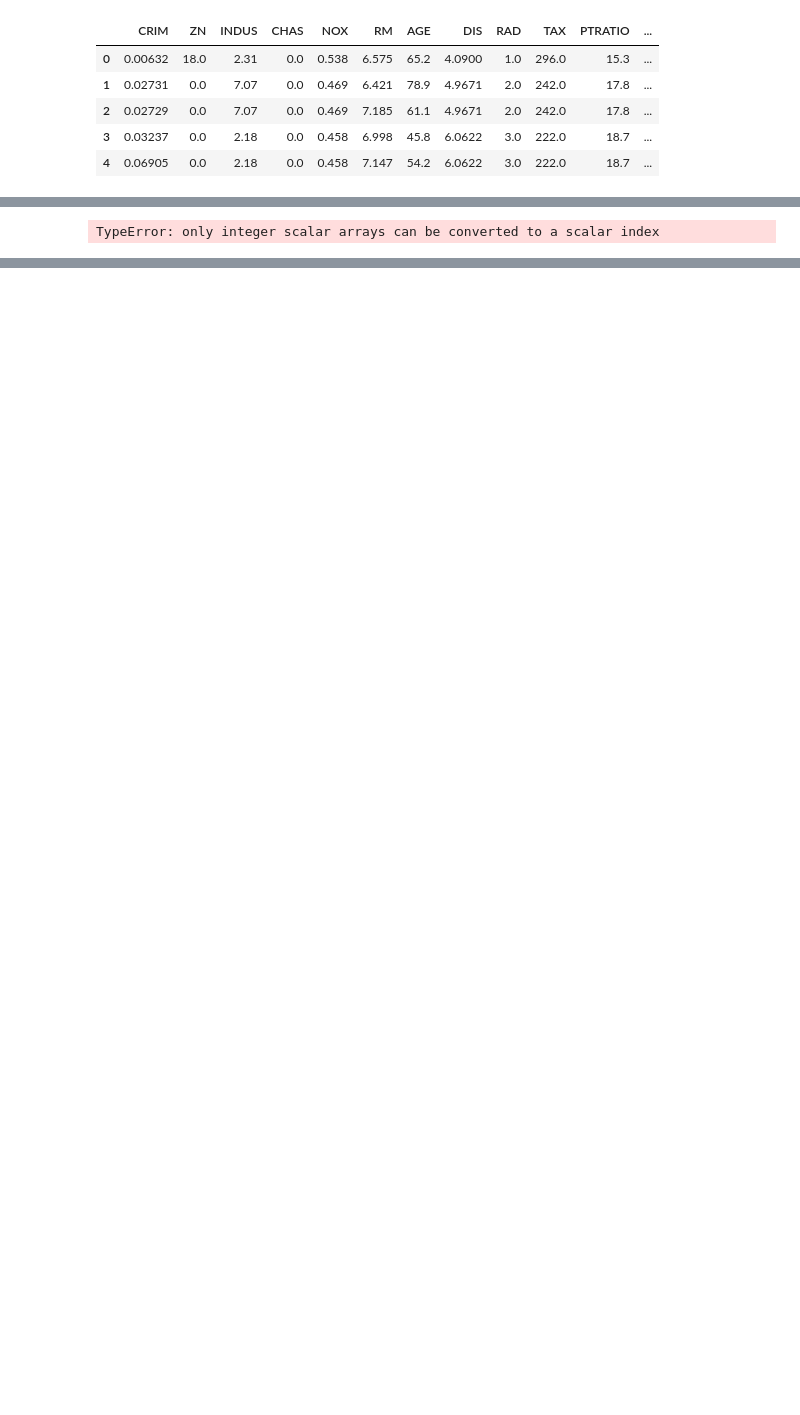
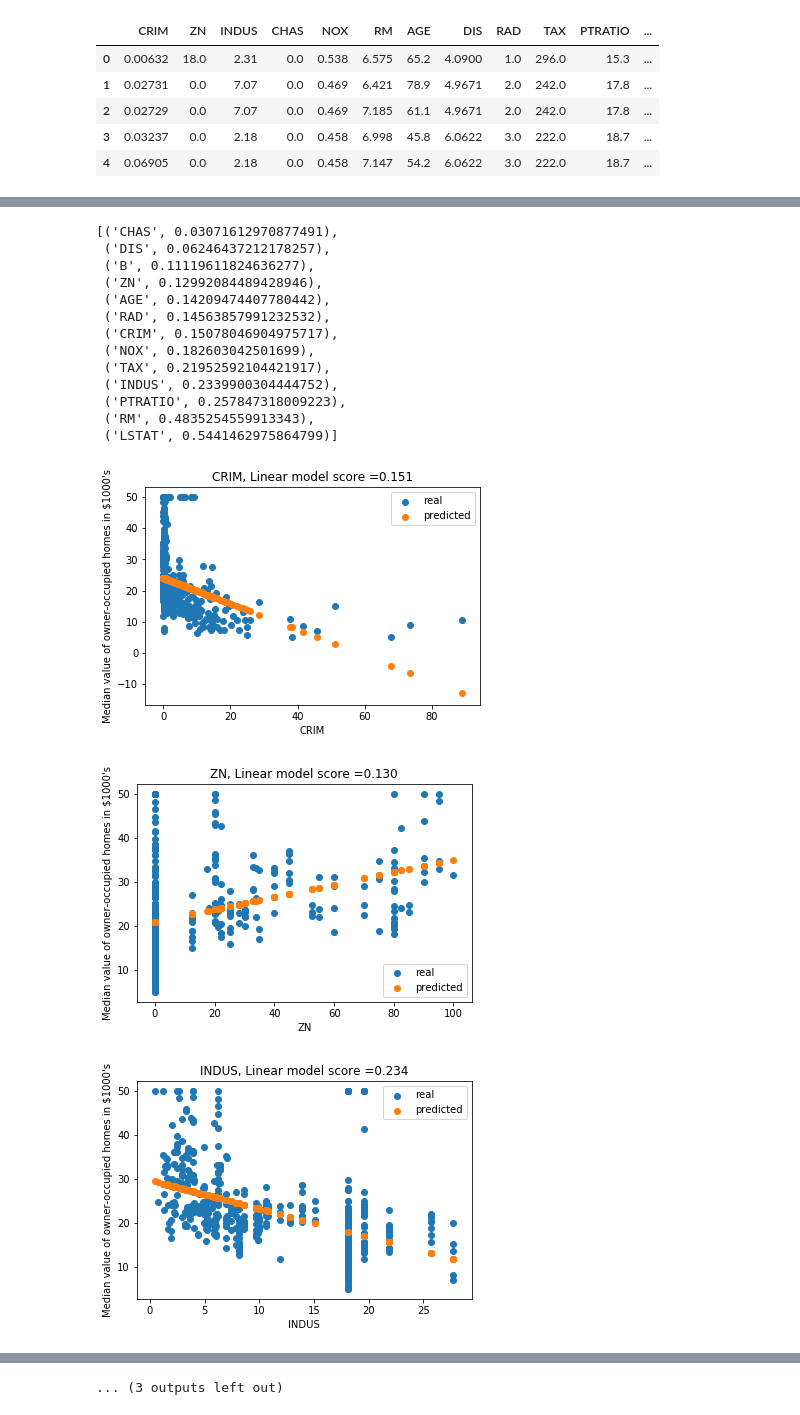
Before and after one commit to Tomraydev-WFiIS/PITE, a Jupyter notebook: lab01/lab01.ipynb, the cells around one changed output, grey strips where cells are left out. Drawn from its saved outputs; the diff is of its cells as text; code cells hidden in the pictures; blank space fills up the shorter version.

```diff
--- a/lab01/lab01.ipynb
+++ b/lab01/lab01.ipynb
@@ -34,7 +35,36 @@ array([[<matplotlib.axes._subplots.AxesSubplot object at 0x...>]],
-# %%
-reg = LinearRegression().fit(crim, target[0])
-predicted = reg.predict(data)
-
-plt.scatter(range(len(predicted)), predicted)
-# %% [output]
-TypeError: only integer scalar arrays can be converted to a scalar index
+# %%
+# Searching for correlation in all columns (instead of just two)
+scores = []
+for column_name in df.columns:
+    column = df[column_name].values.reshape(-1, 1)
+    reg = LinearRegression().fit(column, target)
+    predicted_target = reg.predict(column)
+    score = reg.score(column, target)
+    scores.append( (column_name, score) )
+
+    plt.scatter(column, target, label="real")
+    plt.scatter(column, predicted_target, label="predicted")
+    plt.title("{0}, Linear model score ={1:.3f}".format(column_name, score))
+    plt.xlabel(column_name)
+    plt.ylabel("Median value of owner-occupied homes in $1000's")
+    plt.legend()
+    plt.figure()
+
+pp.pprint(sorted(scores, key=lambda x: x[1]))
+# %% [output]
+[('CHAS', 0.03071612970877491),
+ ('DIS', 0.06246437212178257),
+ ('B', 0.11119611824636277),
+ ('ZN', 0.12992084489428946),
+ ('AGE', 0.14209474407780442),
+ ('RAD', 0.14563857991232532),
+ ('CRIM', 0.15078046904975717),
+ ('NOX', 0.182603042501699),
+ ('TAX', 0.21952592104421917),
+ ('INDUS', 0.2339900304444752),
+ ('PTRATIO', 0.257847318009223),
+ ('RM', 0.4835254559913343),
+ ('LSTAT', 0.5441462975864799)]
+[figure, added]
+[figure, added]
+[figure, added]
@@ -40,0 +79 @@ TypeError: only integer scalar arrays can be converted to a scalar index
+... (3 outputs left out)
```
Also changed, not shown: parts of 4 cells of this notebook.
